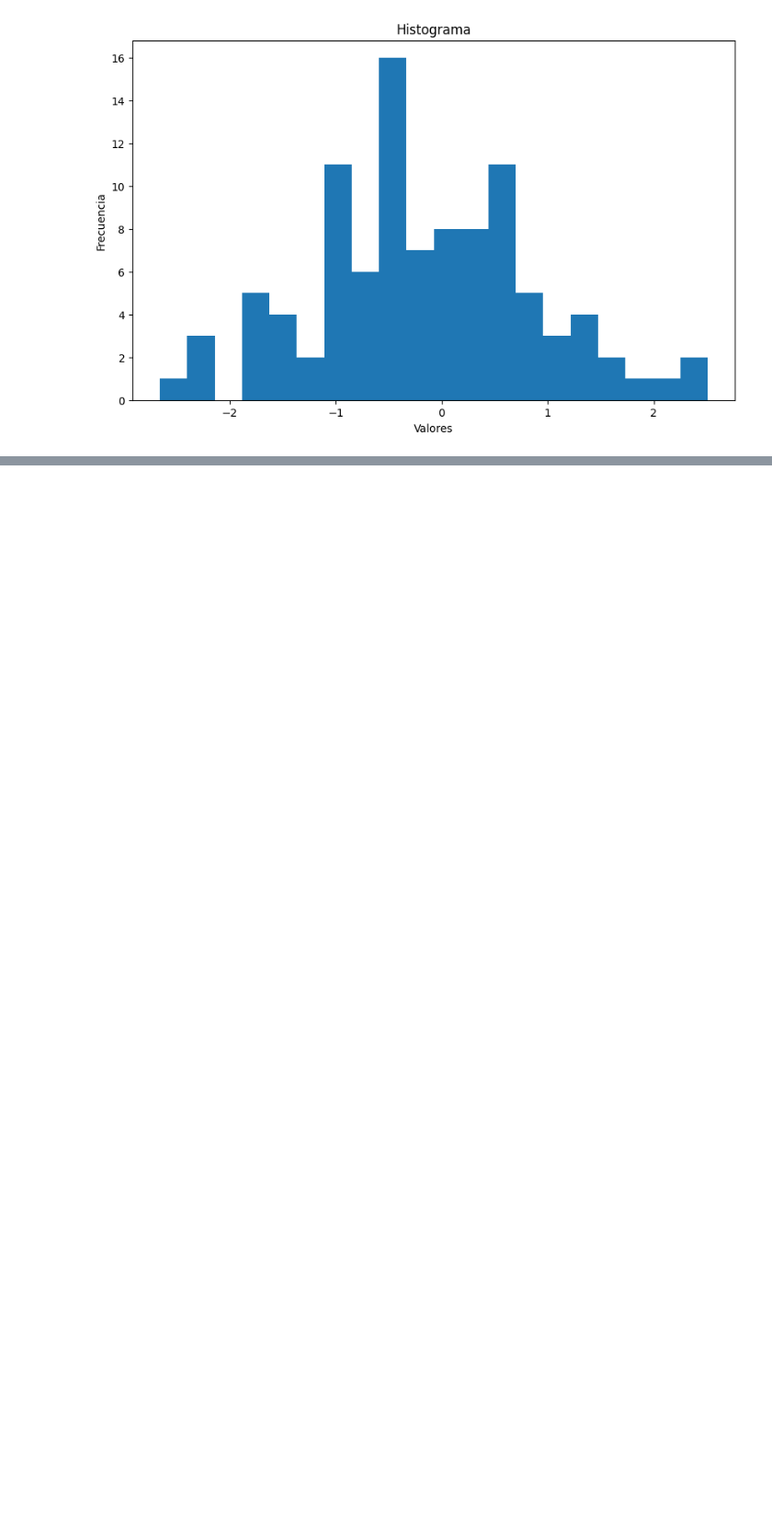
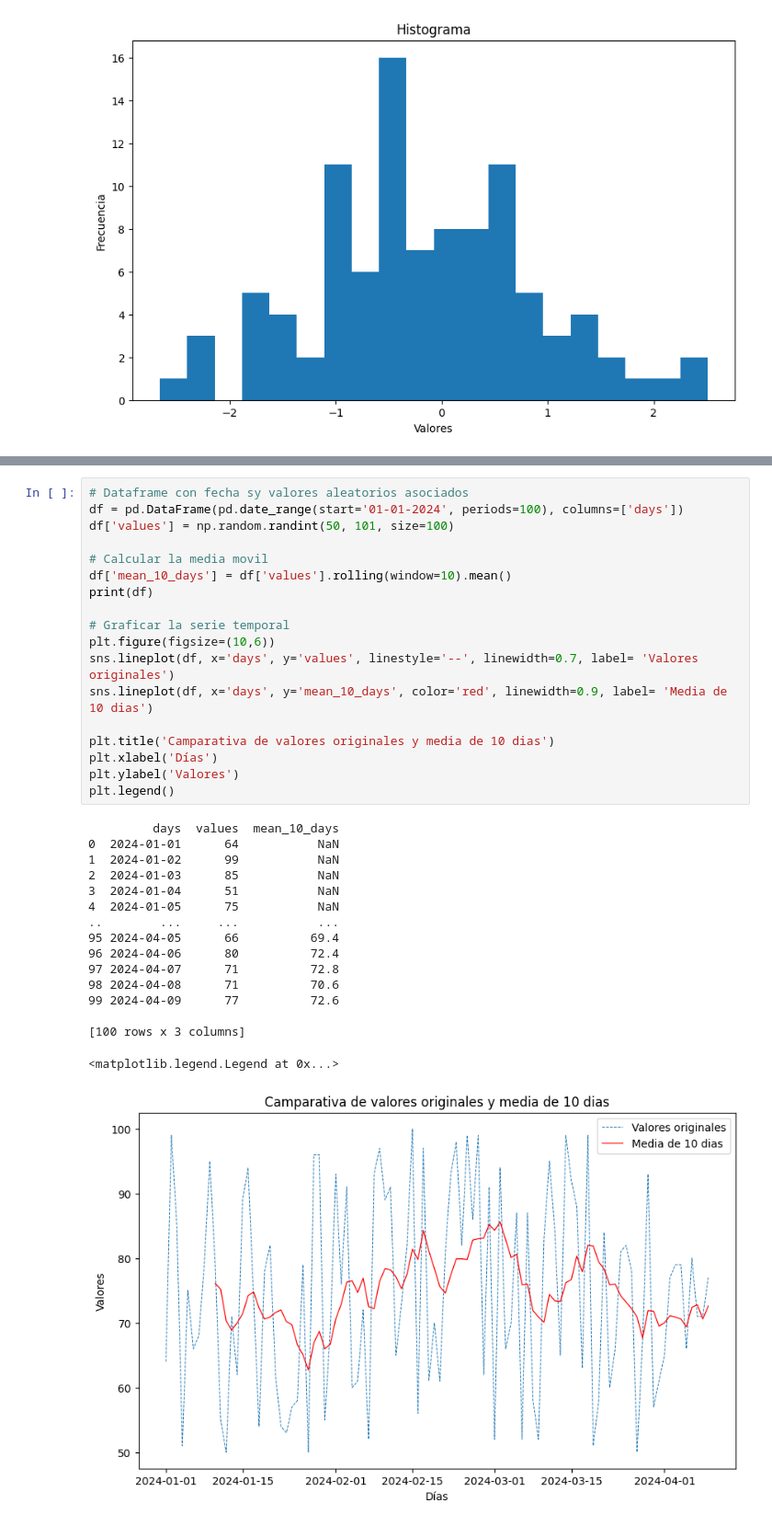
Before and after one commit to camilazioness/Ejercicios-de-An-lisis-de-Datos-con-Pandas-NumPy-Matplotlib-y-Seaborn, a Jupyter notebook: 3_ANALISIS_Y_MINIPROYECTO/SOLUCIONES.ipynb, the cells around one changed output, grey strips where cells are left out. Shown at 92% size. Drawn from its saved outputs; the diff is of its cells as text; blank space fills up the shorter version.

```diff
--- a/3_ANALISIS_Y_MINIPROYECTO/SOLUCIONES.ipynb
+++ b/3_ANALISIS_Y_MINIPROYECTO/SOLUCIONES.ipynb
@@ -358,3 +327,38 @@ print(df)
+# %%
+# Dataframe con fecha sy valores aleatorios asociados
+df = pd.DataFrame(pd.date_range(start='01-01-2024', periods=100), columns=['days'])
+df['values'] = np.random.randint(50, 101, size=100)
+
+# Calcular la media movil
+df['mean_10_days'] = df['values'].rolling(window=10).mean()
+print(df)
+
+# Graficar la serie temporal
+plt.figure(figsize=(10,6))
+sns.lineplot(df, x='days', y='values', linestyle='--', linewidth=0.7, label= 'Valores originales')
+sns.lineplot(df, x='days', y='mean_10_days', color='red', linewidth=0.9, label= 'Media de 10 dias')
+
+plt.title('Camparativa de valores originales y media de 10 dias')
+plt.xlabel('Días')
+plt.ylabel('Valores')
+plt.legend()
+# %% [output]
+         days  values  mean_10_days
+0  2024-01-01      64           NaN
+1  2024-01-02      99           NaN
+2  2024-01-03      85           NaN
+3  2024-01-04      51           NaN
+4  2024-01-05      75           NaN
+..        ...     ...           ...
+95 2024-04-05      66          69.4
+96 2024-04-06      80          72.4
+97 2024-04-07      71          72.8
+98 2024-04-08      71          70.6
+99 2024-04-09      77          72.6
+
+[100 rows x 3 columns]
+<matplotlib.legend.Legend at 0x...>
+[figure, added]
 # %% [markdown]
 ### 📈 **10. Aplicar técnicas de Estadística descriptiva**
 
```
Also changed, not shown: parts of 22 cells of this notebook, 2 other files.
